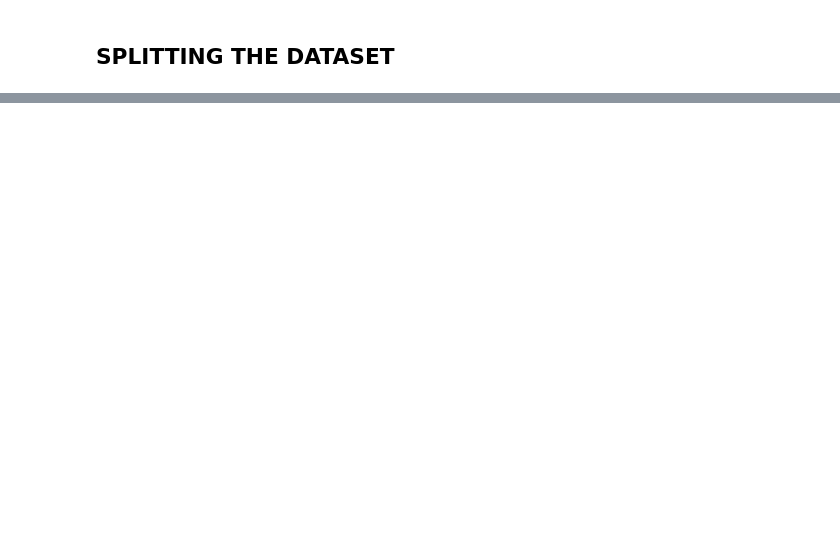
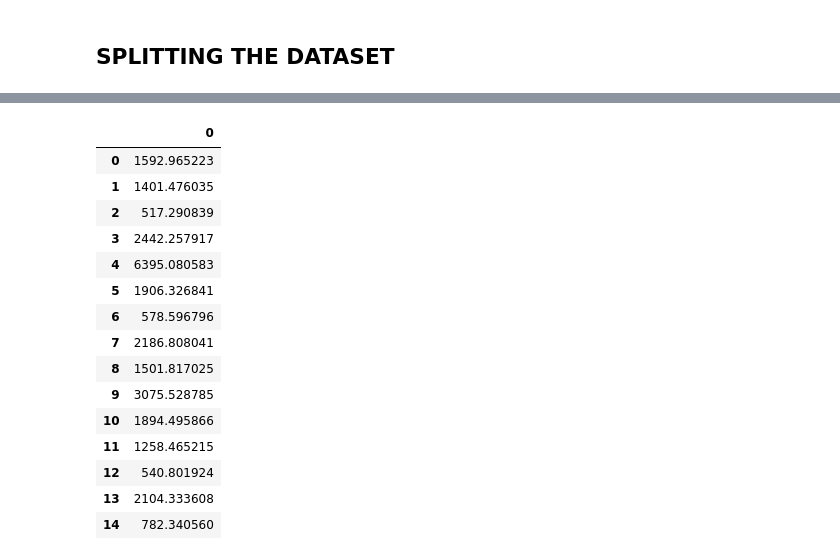
Before and after one commit to Technocolabs100/Product-Sales-Outlet-at-BigMart-Datawarehouse, a Jupyter notebook: Product Sales Outlet At BigMart.ipynb, the cells around one changed output, grey strips where cells are left out. Cells and saved outputs as stored; diff of their text form; code cells hidden in the pictures; blank space fills up the shorter version.

```diff
--- a/Product Sales Outlet At BigMart.ipynb
+++ b/Product Sales Outlet At BigMart.ipynb
@@ -168,0 +255,8 @@ train_x, val_x, train_y, val_y= train_test_split(X,y, test_size= 0.2, random_sta
+# %%
+test_data["Item_Outlet_Identifier"]= test_data["Item_Identifier"] + test_data["Outlet_Identifier"]
+# %%
+col= ("Item_Outlet_Identifier","Item_Fat_Content","Item_Type","Outlet_Size","Outlet_Location_Type","Outlet_Type")
+for x in col:
+    le= LabelEncoder()
+    test_data[x]= le.fit_transform(test_data[x].values)
+test_data.dtypes
@@ -168,0 +277,2 @@ train_x, val_x, train_y, val_y= train_test_split(X,y, test_size= 0.2, random_sta
+# %%
+test_data= test_data.drop(["Item_Identifier", "Outlet_Identifier"], axis= 1)
@@ -168,0 +293,21 @@ train_x, val_x, train_y, val_y= train_test_split(X,y, test_size= 0.2, random_sta
+# %%
+y_test_pred = GBoost.predict(test_data)
+# %%
+pd.DataFrame(y_test_pred).head(15)
+# %% [output]
+|  | 0 |
+| 0 | 1592.965223 |
+| 1 | 1401.476035 |
+| 2 | 517.290839 |
+| 3 | 2442.257917 |
+| 4 | 6395.080583 |
+| 5 | 1906.326841 |
+| 6 | 578.596796 |
+| 7 | 2186.808041 |
+| 8 | 1501.817025 |
+| 9 | 3075.528785 |
+| 10 | 1894.495866 |
+| 11 | 1258.465215 |
+| 12 | 540.801924 |
+| 13 | 2104.333608 |
+| 14 | 782.340560 |
```
Also changed, not shown: parts of 22 cells of this notebook, 1 other file.
